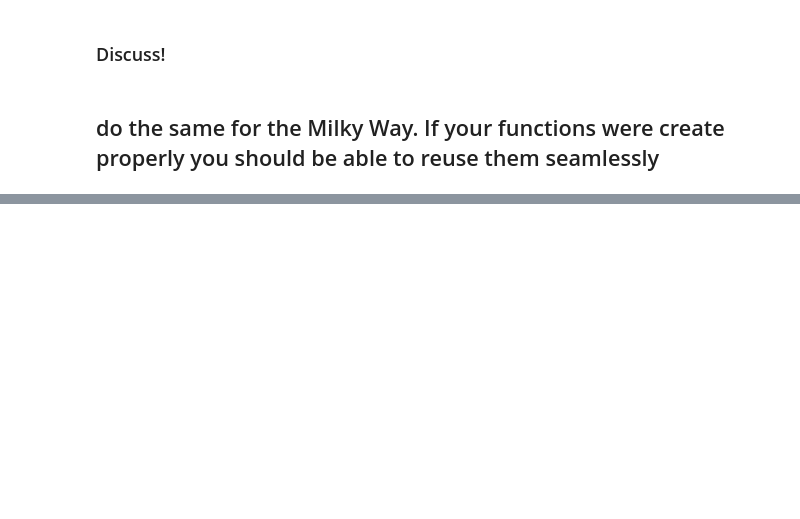
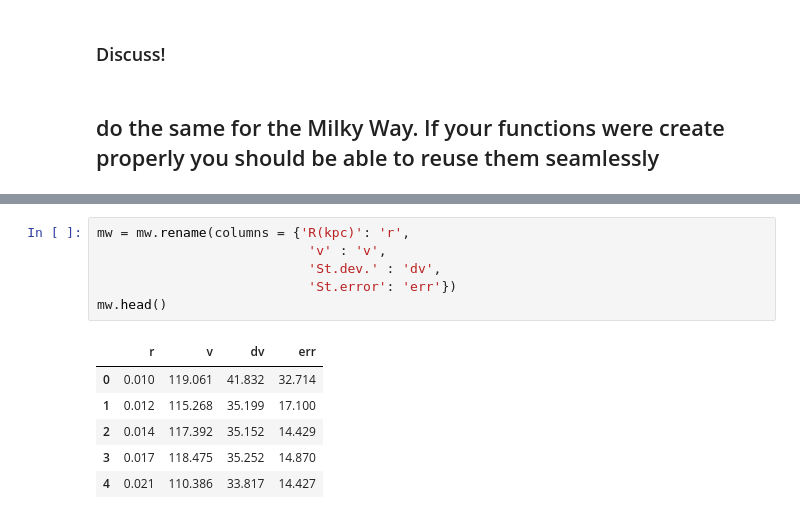
Before and after one commit to samuelmat/DSPS_tFessaras, a Jupyter notebook: HW4/GalrotCurve.ipynb, the cells around one changed output, grey strips where cells are left out. Drawn from its saved outputs; the diff is of its cells as text; blank space fills up the shorter version.

```diff
--- a/HW4/GalrotCurve.ipynb
+++ b/HW4/GalrotCurve.ipynb
@@ -224,0 +311,13 @@ def vratios(gal, rds, rd, err='dv'):
+# %%
+mw = mw.rename(columns = {'R(kpc)': 'r',
+                           'v' : 'v',
+                           'St.dev.' : 'dv',
+                           'St.error': 'err'})
+mw.head()
+# %% [output]
+|  | r | v | dv | err |
+| 0 | 0.010 | 119.061 | 41.832 | 32.714 |
+| 1 | 0.012 | 115.268 | 35.199 | 17.100 |
+| 2 | 0.014 | 117.392 | 35.152 | 14.429 |
+| 3 | 0.017 | 118.475 | 35.252 | 14.870 |
+| 4 | 0.021 | 110.386 | 33.817 | 14.427 |
```
Also changed, not shown: parts of 11 cells of this notebook.
